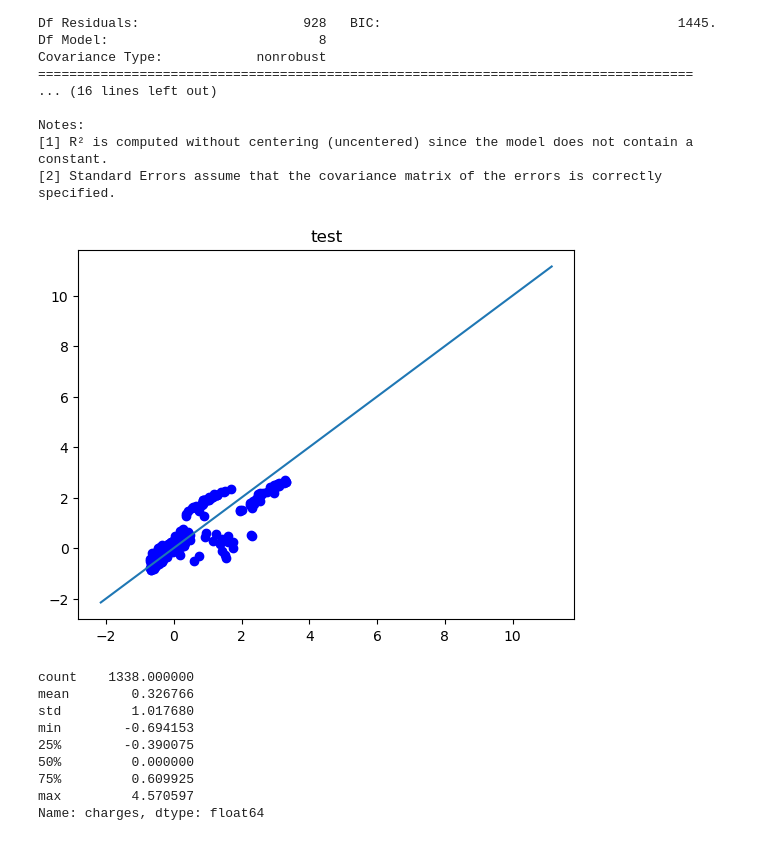
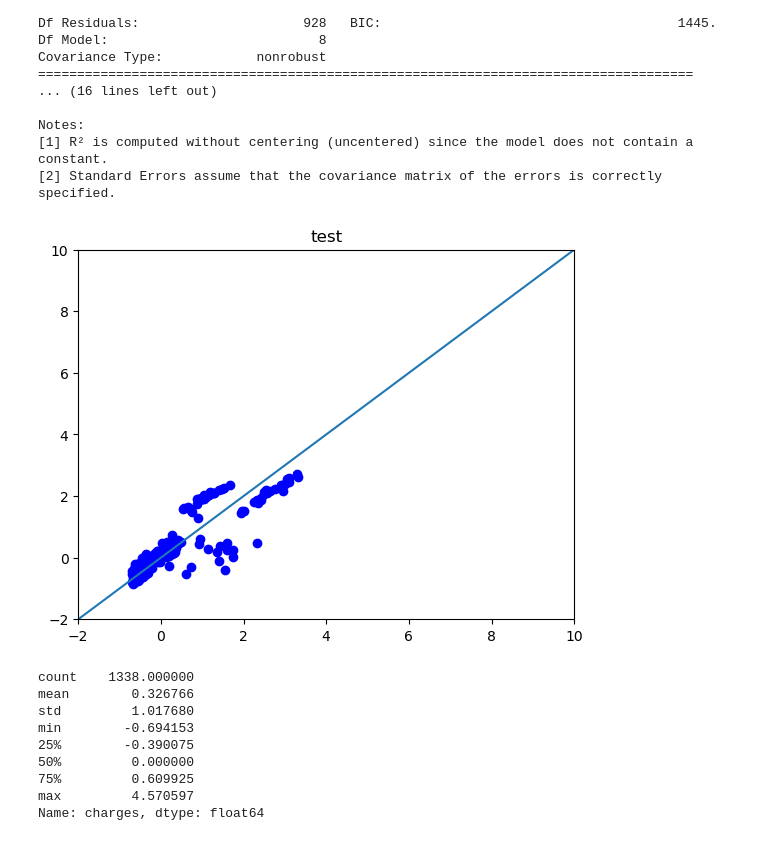
Before and after one commit to aadejare/kaggle_medical_cost, a Jupyter notebook: Medical Cost.ipynb, the cells around one changed output. Saved outputs shown, nothing was run; the diff lists cells and outputs as text; code cells hidden in the pictures.

```diff
--- a/Medical Cost.ipynb
+++ b/Medical Cost.ipynb
@@ -512,30 +512,32 @@ Notes:
 # %%
 # checking predicted vs actual
 # Must put in res.params before data frame
 Y_pred_OLS = mod.predict(res.params, X_test)
 
 
 import matplotlib.pyplot as plt
 import numpy as np
 
 
 def plotGraph(y_test,y_pred,regressorName):
     if max(y_test) >= max(y_pred):
         my_range = int(max(y_test))
     else:
         my_range = int(max(y_pred))
-    x = np.linspace(*ax.get_xlim())
-    plt.plot(x, x)
     plt.scatter(y_test,y_pred, color='blue')
+    # from https://stackoverflow.com/questions/59815100/add-the-y-x-line-in-a-scatter-graph
+    plt.xlim((-2, 10)) # restricts x axis
+    plt.ylim((-2, 10)) # restricts y axis from
+    plt.plot([-2, 10], [-2, 10]) # plots line y = x #
     plt.title(regressorName)
     plt.show()
     return
 
 
 
 plotGraph(Y_test, Y_pred_OLS, "test")
 # %% [output]
-[figure, old version]
+[figure, new version]
 # %%
 # Checking the data visually it is not normal.
 # %%
```
